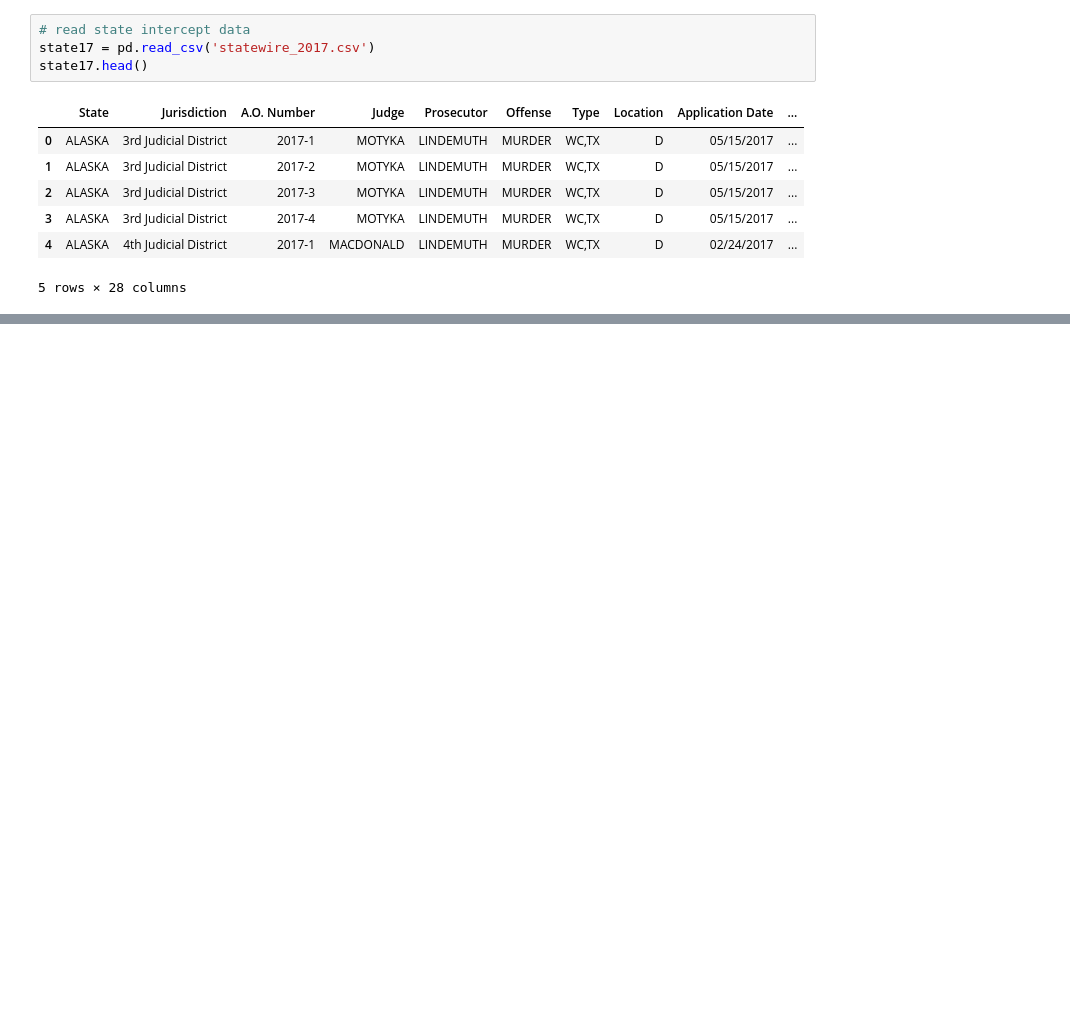
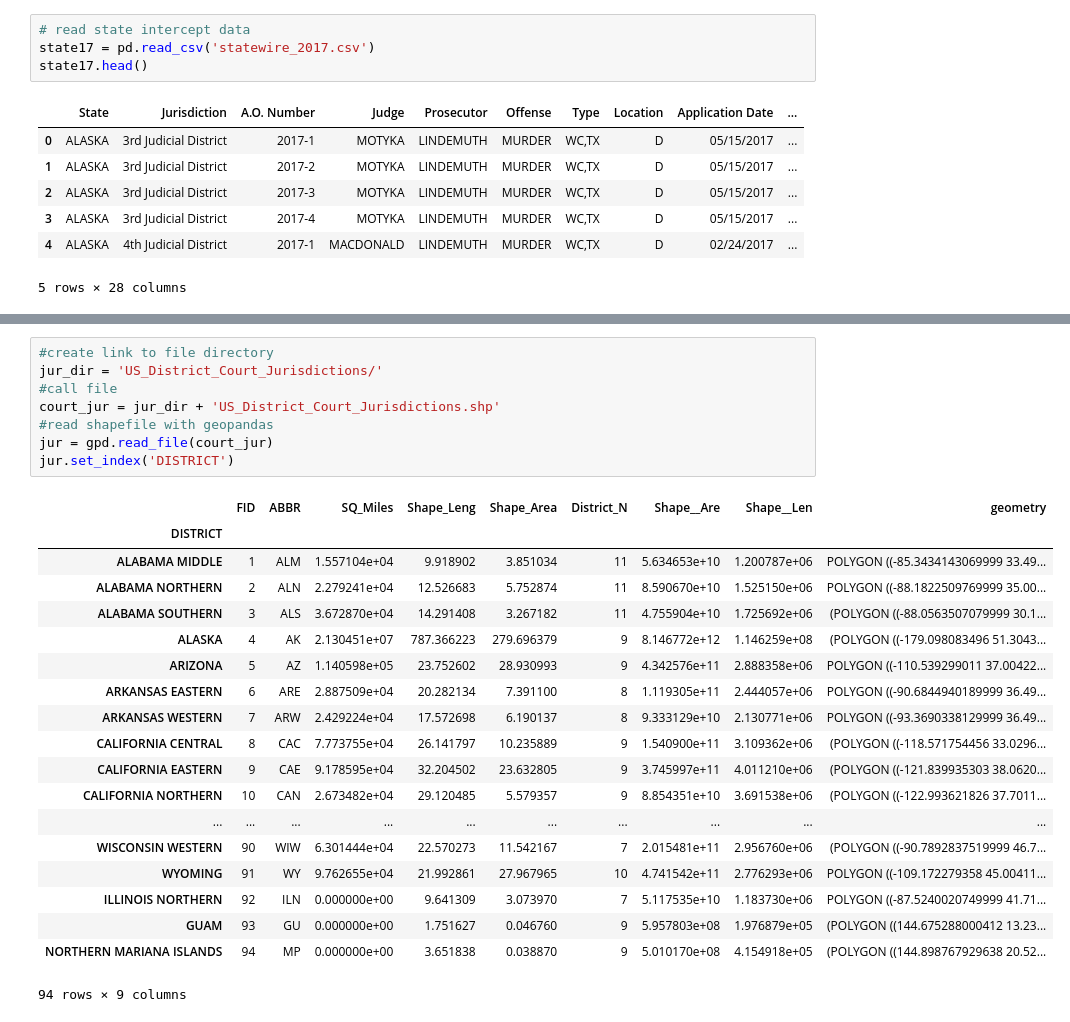
Before and after one commit to hpeyronnin/Wiretaps, a Jupyter notebook: Wiretaps.ipynb, the cells around one changed output, grey strips where cells are left out. Cells and saved outputs as stored; diff of their text form; blank space fills up the shorter version.

```diff
--- a/Wiretaps.ipynb
+++ b/Wiretaps.ipynb
@@ -223,0 +318,28 @@ Name: Jurisdiction, Length: 143, dtype: int64
+# %%
+#create link to file directory
+jur_dir = 'US_District_Court_Jurisdictions/'
+#call file
+court_jur = jur_dir + 'US_District_Court_Jurisdictions.shp'
+#read shapefile with geopandas
+jur = gpd.read_file(court_jur)
+jur.set_index('DISTRICT')
+# %% [output]
+|  | FID | ABBR | SQ_Miles | Shape_Leng | Shape_Area | District_N | Shape__Are | Shape__Len | geometry |
+| DISTRICT |  |  |  |  |  |  |  |  |  |
+| ALABAMA MIDDLE | 1 | ALM | 1.557104e+04 | 9.918902 | 3.851034 | 11 | 5.634653e+10 | 1.200787e+06 | POLYGON ((-85.3434143069999 33.49... |
+| ALABAMA NORTHERN | 2 | ALN | 2.279241e+04 | 12.526683 | 5.752874 | 11 | 8.590670e+10 | 1.525150e+06 | POLYGON ((-88.1822509769999 35.00... |
+| ALABAMA SOUTHERN | 3 | ALS | 3.672870e+04 | 14.291408 | 3.267182 | 11 | 4.755904e+10 | 1.725692e+06 | (POLYGON ((-88.0563507079999 30.1... |
+| ALASKA | 4 | AK | 2.130451e+07 | 787.366223 | 279.696379 | 9 | 8.146772e+12 | 1.146259e+08 | (POLYGON ((-179.098083496 51.3043... |
+| ARIZONA | 5 | AZ | 1.140598e+05 | 23.752602 | 28.930993 | 9 | 4.342576e+11 | 2.888358e+06 | POLYGON ((-110.539299011 37.00422... |
+| ARKANSAS EASTERN | 6 | ARE | 2.887509e+04 | 20.282134 | 7.391100 | 8 | 1.119305e+11 | 2.444057e+06 | POLYGON ((-90.6844940189999 36.49... |
+| ARKANSAS WESTERN | 7 | ARW | 2.429224e+04 | 17.572698 | 6.190137 | 8 | 9.333129e+10 | 2.130771e+06 | POLYGON ((-93.3690338129999 36.49... |
+| CALIFORNIA CENTRAL | 8 | CAC | 7.773755e+04 | 26.141797 | 10.235889 | 9 | 1.540900e+11 | 3.109362e+06 | (POLYGON ((-118.571754456 33.0296... |
+| CALIFORNIA EASTERN | 9 | CAE | 9.178595e+04 | 32.204502 | 23.632805 | 9 | 3.745997e+11 | 4.011210e+06 | (POLYGON ((-121.839935303 38.0620... |
+| CALIFORNIA NORTHERN | 10 | CAN | 2.673482e+04 | 29.120485 | 5.579357 | 9 | 8.854351e+10 | 3.691538e+06 | (POLYGON ((-122.993621826 37.7011... |
+| ... | ... | ... | ... | ... | ... | ... | ... | ... | ... |
+| WISCONSIN WESTERN | 90 | WIW | 6.301444e+04 | 22.570273 | 11.542167 | 7 | 2.015481e+11 | 2.956760e+06 | (POLYGON ((-90.7892837519999 46.7... |
+| WYOMING | 91 | WY | 9.762655e+04 | 21.992861 | 27.967965 | 10 | 4.741542e+11 | 2.776293e+06 | POLYGON ((-109.172279358 45.00411... |
+| ILLINOIS NORTHERN | 92 | ILN | 0.000000e+00 | 9.641309 | 3.073970 | 7 | 5.117535e+10 | 1.183730e+06 | POLYGON ((-87.5240020749999 41.71... |
+| GUAM | 93 | GU | 0.000000e+00 | 1.751627 | 0.046760 | 9 | 5.957803e+08 | 1.976879e+05 | (POLYGON ((144.675288000412 13.23... |
+| NORTHERN MARIANA ISLANDS | 94 | MP | 0.000000e+00 | 3.651838 | 0.038870 | 9 | 5.010170e+08 | 4.154918e+05 | (POLYGON ((144.898767929638 20.52... |
+94 rows × 9 columns
```
Also changed, not shown: parts of 27 cells of this notebook.
